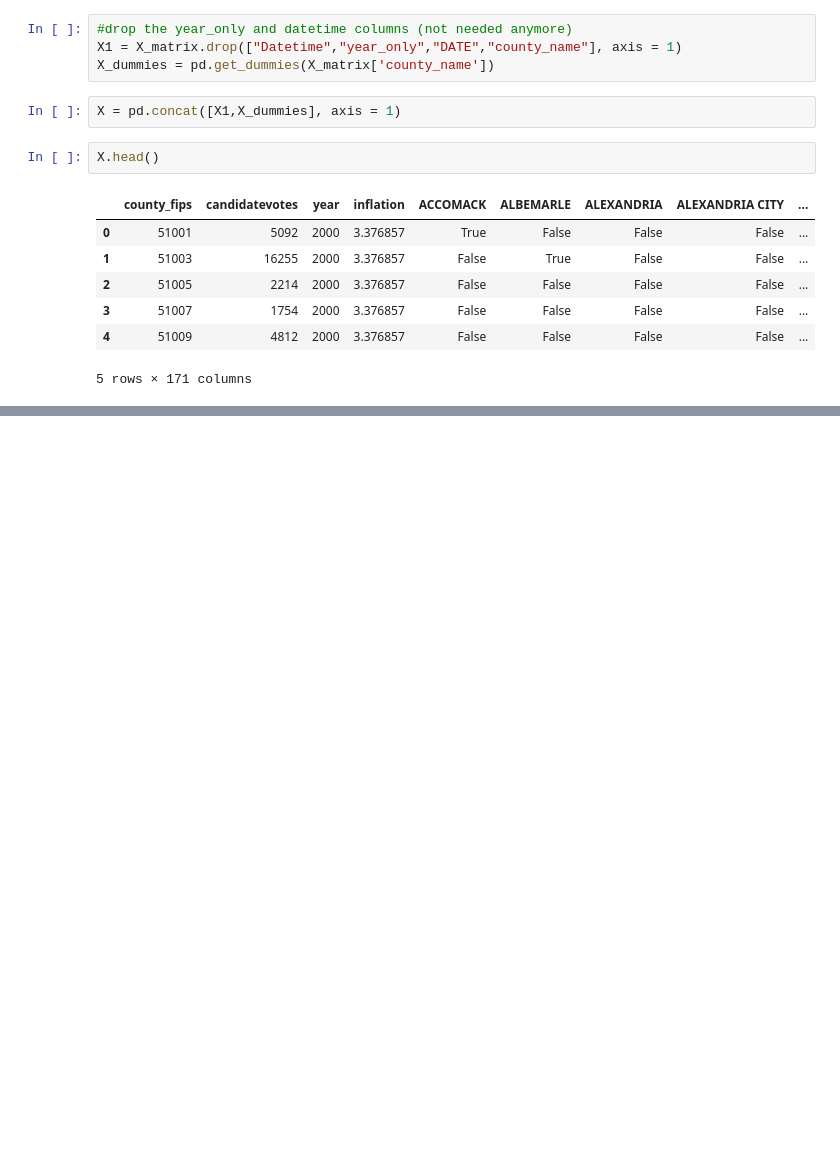
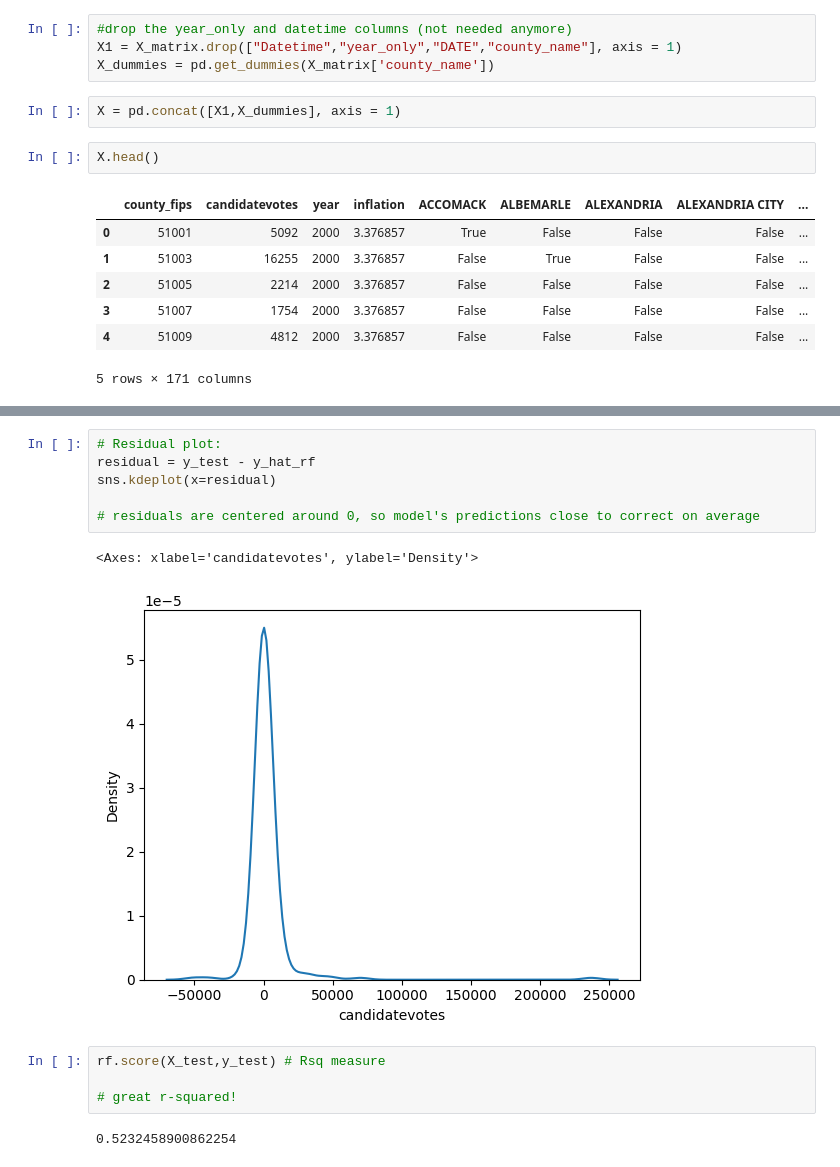
Before and after one commit to ashleyr05/project_voting, a Jupyter notebook: va_voting.ipynb, the cells around one changed output, grey strips where cells are left out. Cells and saved outputs as stored; diff of their text form; blank space fills up the shorter version.

```diff
--- a/va_voting.ipynb
+++ b/va_voting.ipynb
@@ -478,0 +504,15 @@ rf = model.fit(X,y) # Fit the rf model
+# %%
+# Residual plot:
+residual = y_test - y_hat_rf
+sns.kdeplot(x=residual)
+
+# residuals are centered around 0, so model's predictions close to correct on average
+# %% [output]
+<Axes: xlabel='candidatevotes', ylabel='Density'>
+[figure, added]
+# %%
+rf.score(X_test,y_test) # Rsq measure
+
+# great r-squared!
+# %% [output]
+0.5232458900862254
```
Also changed, not shown: parts of 14 cells of this notebook.
